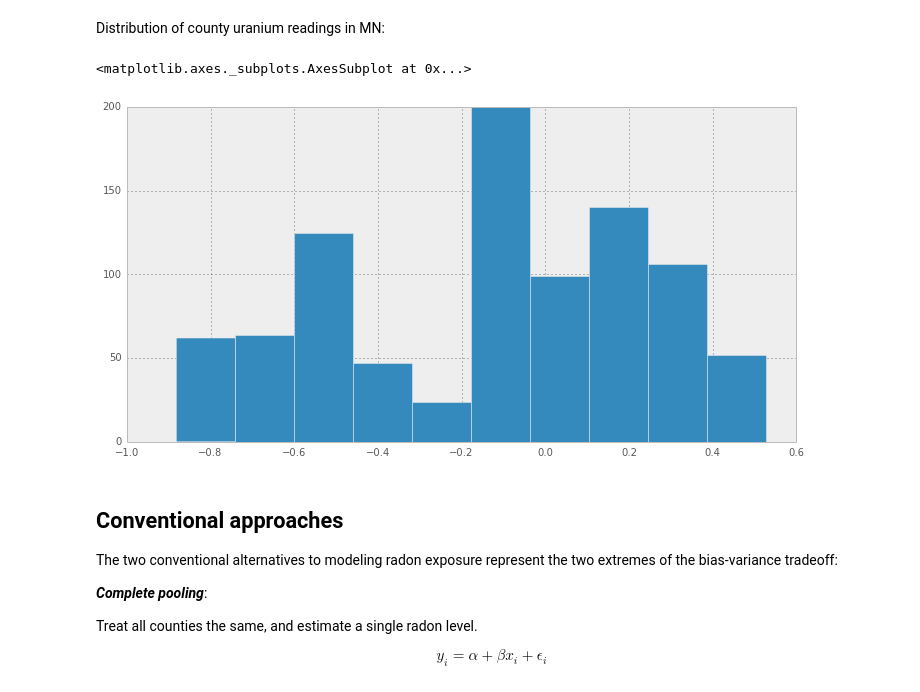
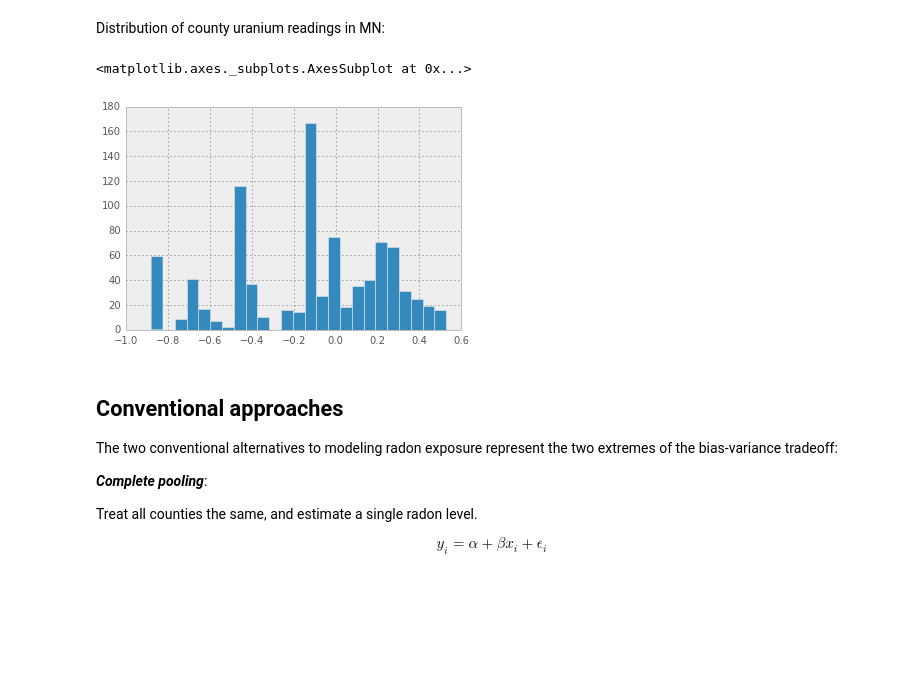
Before and after one commit to fonnesbeck/multilevel_modeling, a Jupyter notebook: multilevel_modeling.ipynb, the cells around one changed output. Cells and saved outputs as stored; diff of their text form; code cells hidden in the pictures; blank space fills up the shorter version.

```diff
--- a/multilevel_modeling.ipynb
+++ b/multilevel_modeling.ipynb
@@ -68,10 +70,10 @@ srrs_mn.activity.apply(lambda x: log(x+0.1)).hist(bins=25)
 # %% [markdown]
 Distribution of county uranium readings in MN:
 # %%
-srrs_mn.Uppm.apply(log).hist()
+srrs_mn.Uppm.apply(log).hist(bins=25)
 # %% [output]
 <matplotlib.axes._subplots.AxesSubplot at 0x...>
-[figure, old version]
+[figure, new version]
 # %% [markdown]
 ## Conventional approaches
 
```
Also changed, not shown: parts of 47 cells of this notebook, 1 other file.
